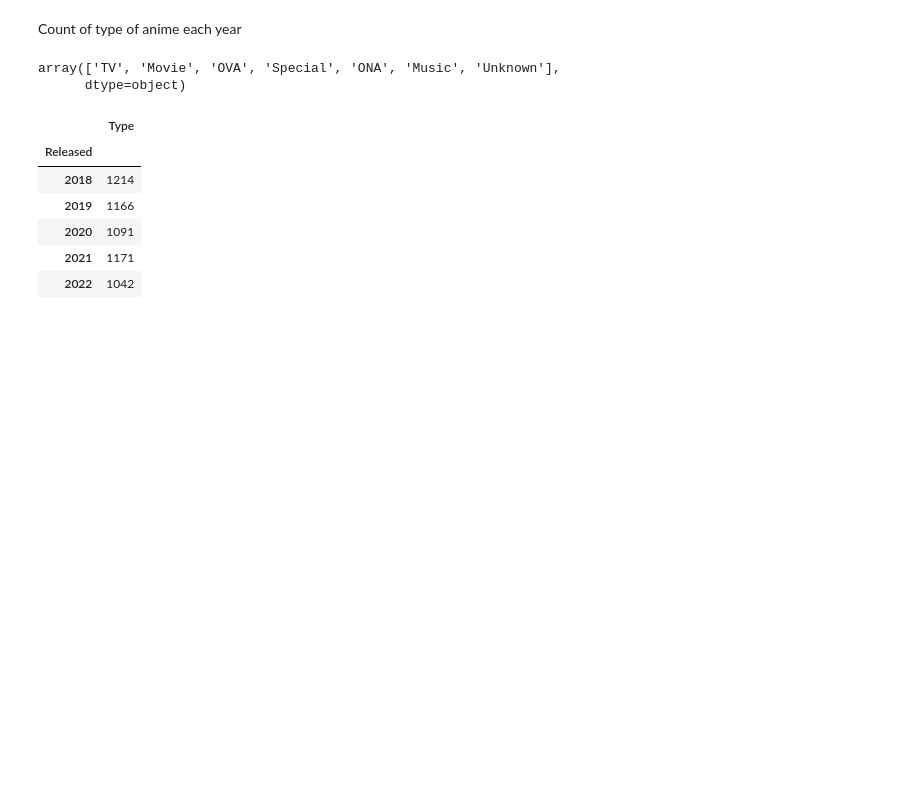
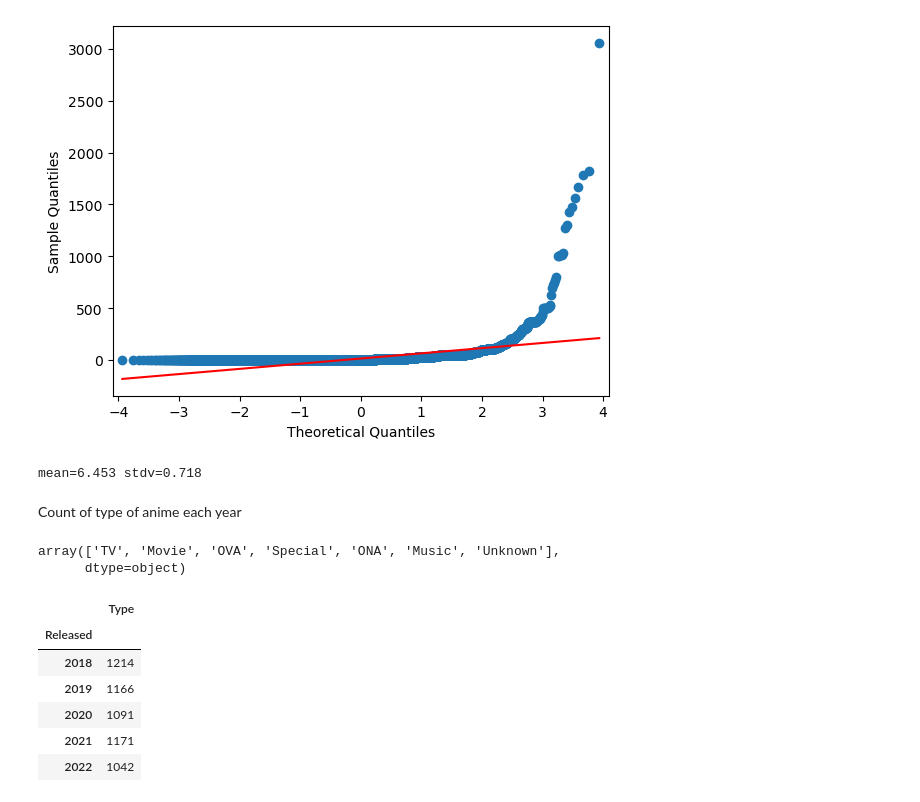
Before and after one commit to RealXun/EDA_ANIME, a Jupyter notebook: src/notebooks/Practice_Testing_Ideas.ipynb, the cells around one changed output. Drawn from its saved outputs; the diff is of its cells as text; code cells hidden in the pictures; blank space fills up the shorter version.

```diff
--- a/src/notebooks/Practice_Testing_Ideas.ipynb
+++ b/src/notebooks/Practice_Testing_Ideas.ipynb
@@ -1,3 +1,26 @@
+# %%
+# QQ Plot
+from numpy.random import seed
+from numpy.random import randn
+from statsmodels.graphics.gofplots import qqplot
+from matplotlib import pyplot
+
+# generate univariate observations
+data = df_copy['N_Episodes']
+# q-q plot
+qqplot(data, line='s')
+pyplot.show()
+# %% [output]
+[figure, added]
+# %%
+from numpy import mean
+from numpy import std
+# generate univariate observations
+data = df_copy['Score']
+# summarize
+print('mean=%.3f stdv=%.3f' % (mean(data), std(data)))
+# %% [output]
+mean=6.453 stdv=0.718
 # %%
 len(df_copy[(df_copy['Type']=='Movie') | (df_copy['Type']=='OVA') | (df_copy['Type']=='Special') | (df_copy['Type']=='Music')])
 # %% [markdown]
```
Also changed, not shown: 4 other files.
